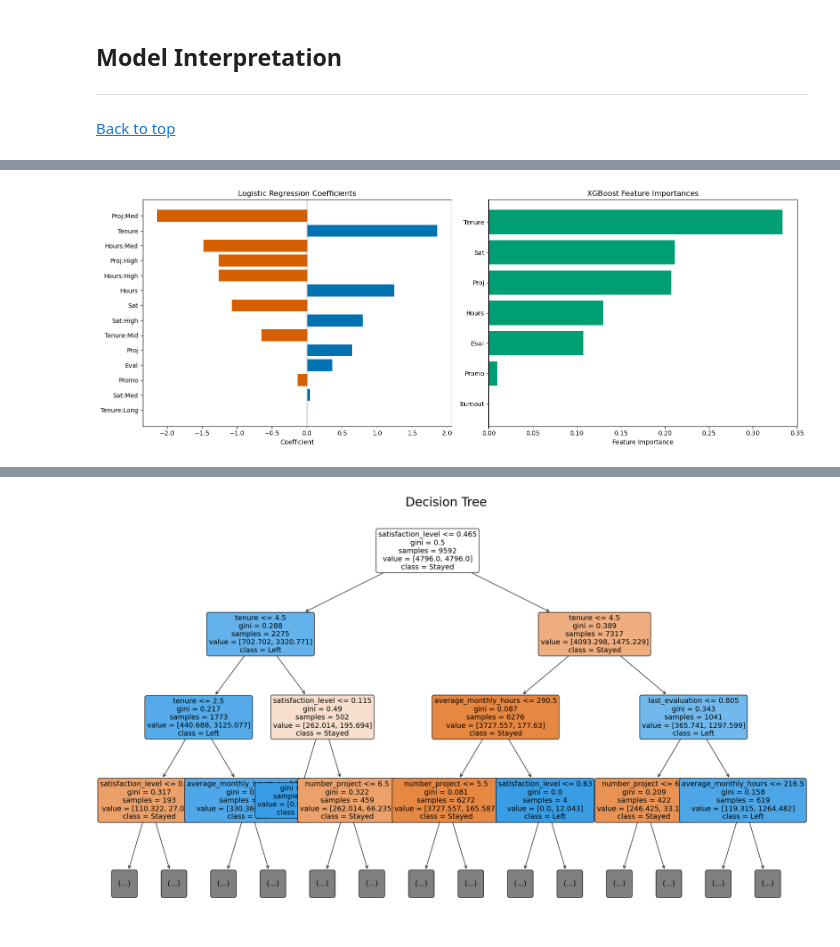
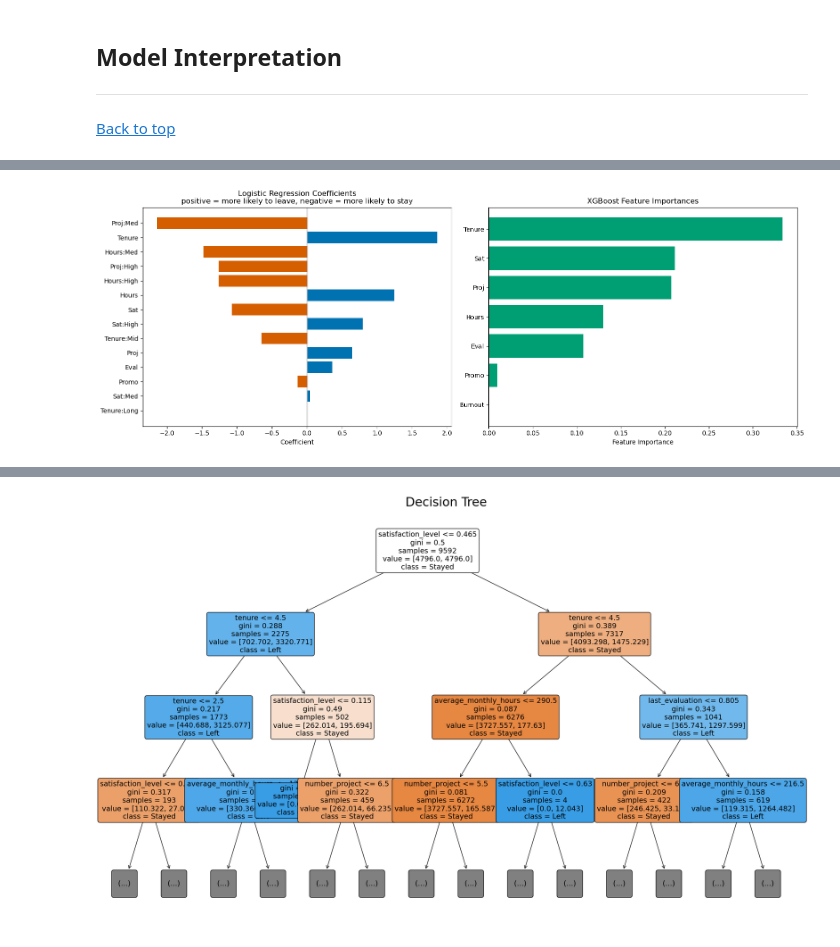
Before and after one commit to johbry17/Salifort-Employee-Churn-ml, a Jupyter notebook: executive_summary.ipynb, the cells around one changed output, grey strips where cells are left out. Drawn from its saved outputs; the diff is of its cells as text; code cells hidden in the pictures.

```diff
--- a/executive_summary.ipynb
+++ b/executive_summary.ipynb
@@ -1203,32 +1446,34 @@ if lr_tuple:
     # If model is a pipeline, get the estimator
     estimator = model.named_steps["model"] if hasattr(model, "named_steps") else model
     coefs = estimator.coef_[0]
     features = np.array(feature_names)
     sorted_idx = np.argsort(np.abs(coefs))[::-1][:14]
     short_feats = np.array(shorten(features[sorted_idx]))
     axes[0].barh(
         short_feats[::-1],
         coefs[sorted_idx][::-1],
         color=["#0072B2" if v > 0 else "#D55E00" for v in coefs[sorted_idx][::-1]],
     )
     axes[0].axvline(0, color="gray", linewidth=1)
     axes[0].set_xlabel("Coefficient")
-    axes[0].set_title("Logistic Regression Coefficients")
+    axes[0].set_title(
+        "Logistic Regression Coefficients\nnegative = more likely to stay, positive = more likely to leave"
+    )
 
 # XGBoost feature importances
 xgb_tuple = next((tpl for tpl in model_list if tpl[0] == "XGBoost"), None)
 if xgb_tuple:
     name, model, X_test, y_test, feature_names = xgb_tuple
     estimator = model.named_steps["model"] if hasattr(model, "named_steps") else model
     importances = estimator.feature_importances_
     features = np.array(feature_names)
     sorted_idx = np.argsort(importances)[::-1][:14]
     short_feats = np.array(shorten(features[sorted_idx]))
     axes[1].barh(short_feats[::-1], importances[sorted_idx][::-1], color="#009E73")
     axes[1].set_xlabel("Feature Importance")
     axes[1].set_title("XGBoost Feature Importances")
 
 plt.tight_layout()
 plt.show()
 # %% [output]
-[figure, old version]
+[figure, new version]
```
Also changed, not shown: parts of 62 cells of this notebook, 4 other files.
